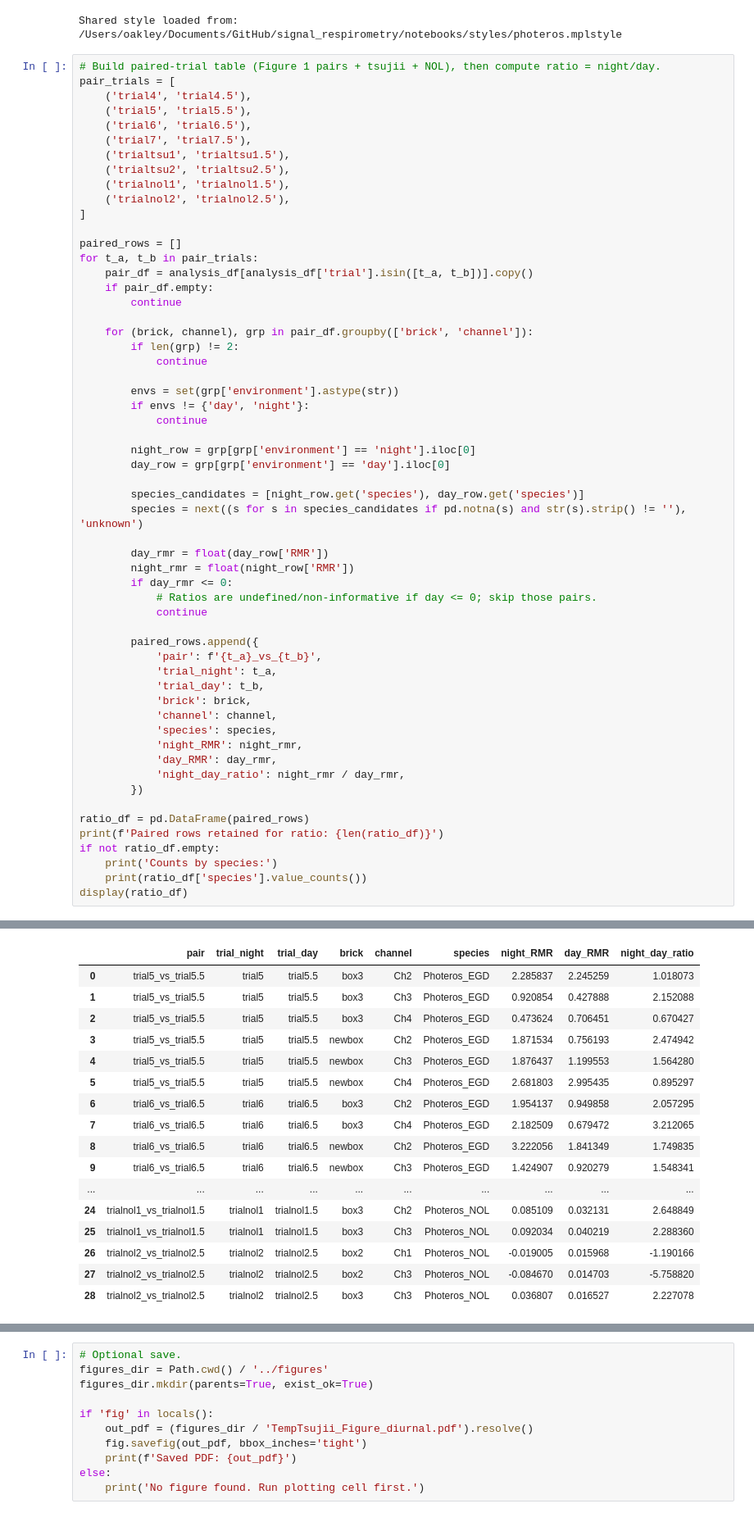
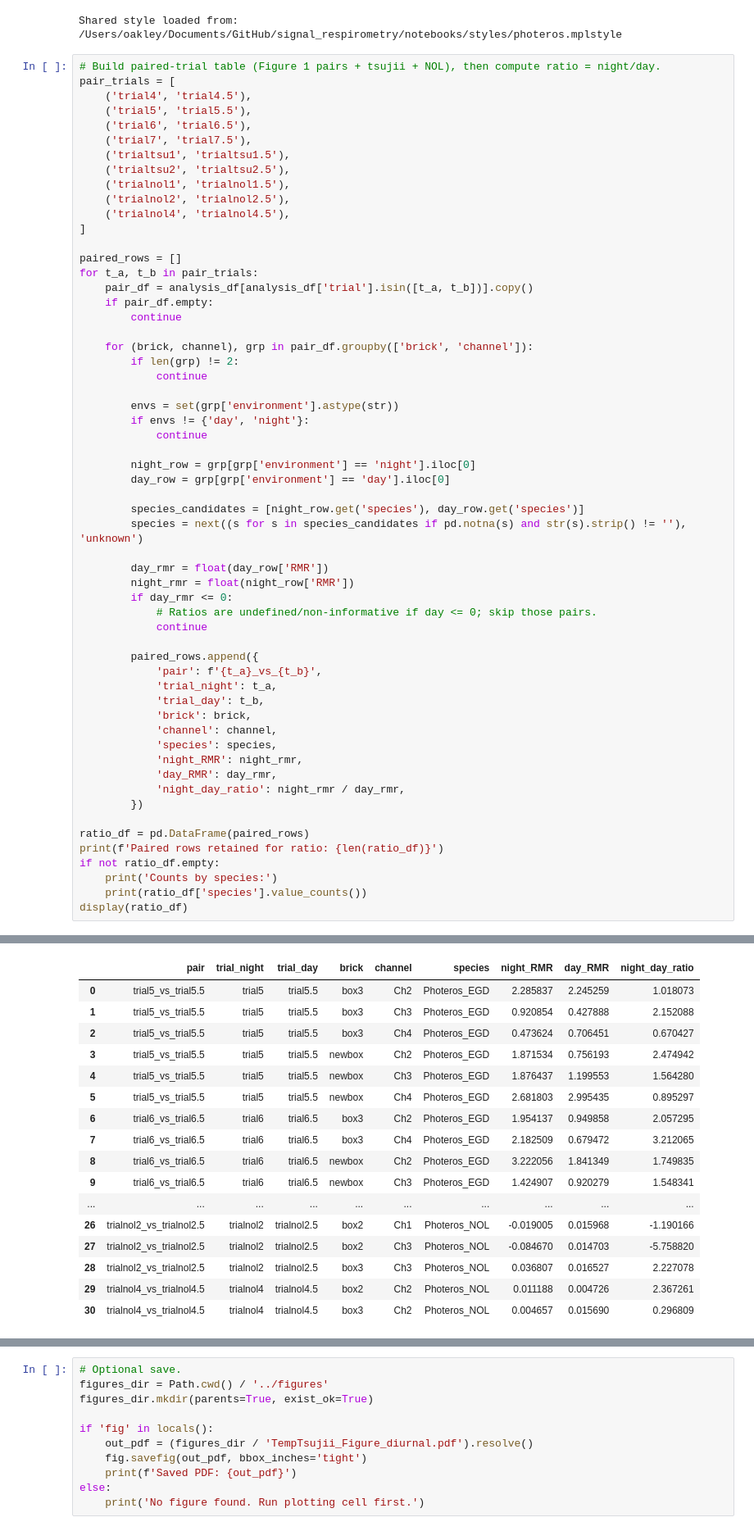
Before and after one commit to ucsb-oakley-lab/signal_respirometry, a Jupyter notebook: notebooks/TempTsujii_Figure_diurnal.ipynb, the cells around one changed output, grey strips where cells are left out. Shown at 82% size. Cells and saved outputs as stored; diff of their text form.

```diff
--- a/notebooks/TempTsujii_Figure_diurnal.ipynb
+++ b/notebooks/TempTsujii_Figure_diurnal.ipynb
@@ -88,6 +88,7 @@ pair_trials = [
     ('trialtsu2', 'trialtsu2.5'),
     ('trialnol1', 'trialnol1.5'),
     ('trialnol2', 'trialnol2.5'),
+    ('trialnol4', 'trialnol4.5'),
 ]
 
 paired_rows = []
@@ -143,22 +144,22 @@ Photeros_NOL       9
 Vargula_tsujii     3
 Name: count, dtype: int64
 |  | pair | trial_night | trial_day | brick | channel | species | night_RMR | day_RMR | night_day_ratio |
 | 0 | trial5_vs_trial5.5 | trial5 | trial5.5 | box3 | Ch2 | Photeros_EGD | 2.285837 | 2.245259 | 1.018073 |
 | 1 | trial5_vs_trial5.5 | trial5 | trial5.5 | box3 | Ch3 | Photeros_EGD | 0.920854 | 0.427888 | 2.152088 |
 | 2 | trial5_vs_trial5.5 | trial5 | trial5.5 | box3 | Ch4 | Photeros_EGD | 0.473624 | 0.706451 | 0.670427 |
 | 3 | trial5_vs_trial5.5 | trial5 | trial5.5 | newbox | Ch2 | Photeros_EGD | 1.871534 | 0.756193 | 2.474942 |
 | 4 | trial5_vs_trial5.5 | trial5 | trial5.5 | newbox | Ch3 | Photeros_EGD | 1.876437 | 1.199553 | 1.564280 |
 | 5 | trial5_vs_trial5.5 | trial5 | trial5.5 | newbox | Ch4 | Photeros_EGD | 2.681803 | 2.995435 | 0.895297 |
 | 6 | trial6_vs_trial6.5 | trial6 | trial6.5 | box3 | Ch2 | Photeros_EGD | 1.954137 | 0.949858 | 2.057295 |
 | 7 | trial6_vs_trial6.5 | trial6 | trial6.5 | box3 | Ch4 | Photeros_EGD | 2.182509 | 0.679472 | 3.212065 |
 | 8 | trial6_vs_trial6.5 | trial6 | trial6.5 | newbox | Ch2 | Photeros_EGD | 3.222056 | 1.841349 | 1.749835 |
 | 9 | trial6_vs_trial6.5 | trial6 | trial6.5 | newbox | Ch3 | Photeros_EGD | 1.424907 | 0.920279 | 1.548341 |
 | ... | ... | ... | ... | ... | ... | ... | ... | ... | ... |
-| 24 | trialnol1_vs_trialnol1.5 | trialnol1 | trialnol1.5 | box3 | Ch2 | Photeros_NOL | 0.085109 | 0.032131 | 2.648849 |
-| 25 | trialnol1_vs_trialnol1.5 | trialnol1 | trialnol1.5 | box3 | Ch3 | Photeros_NOL | 0.092034 | 0.040219 | 2.288360 |
 | 26 | trialnol2_vs_trialnol2.5 | trialnol2 | trialnol2.5 | box2 | Ch1 | Photeros_NOL | -0.019005 | 0.015968 | -1.190166 |
 | 27 | trialnol2_vs_trialnol2.5 | trialnol2 | trialnol2.5 | box2 | Ch3 | Photeros_NOL | -0.084670 | 0.014703 | -5.758820 |
 | 28 | trialnol2_vs_trialnol2.5 | trialnol2 | trialnol2.5 | box3 | Ch3 | Photeros_NOL | 0.036807 | 0.016527 | 2.227078 |
+| 29 | trialnol4_vs_trialnol4.5 | trialnol4 | trialnol4.5 | box2 | Ch2 | Photeros_NOL | 0.011188 | 0.004726 | 2.367261 |
+| 30 | trialnol4_vs_trialnol4.5 | trialnol4 | trialnol4.5 | box3 | Ch2 | Photeros_NOL | 0.004657 | 0.015690 | 0.296809 |
 # %%
 # Box-and-whisker + points: y-axis is night/day metabolic-rate ratio, grouped by species.
 if ratio_df.empty:
```
Also changed, not shown: parts of 6 cells of this notebook, 21 other files.
